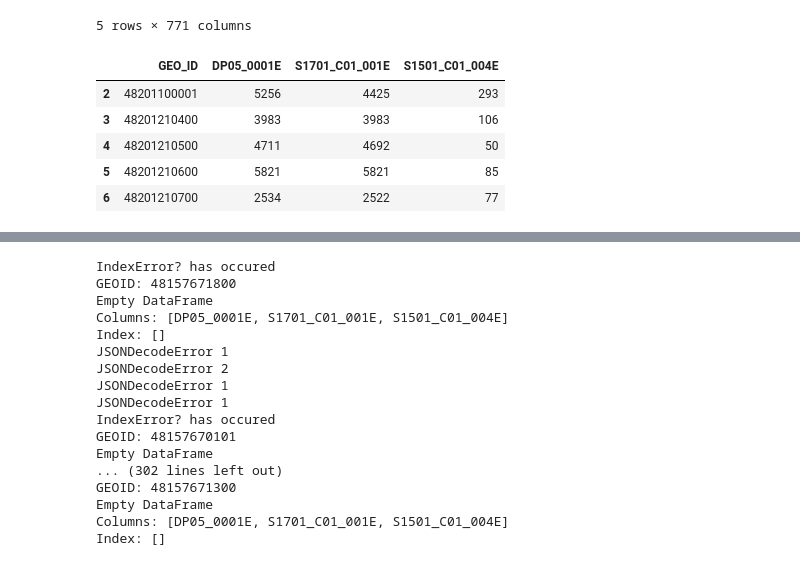
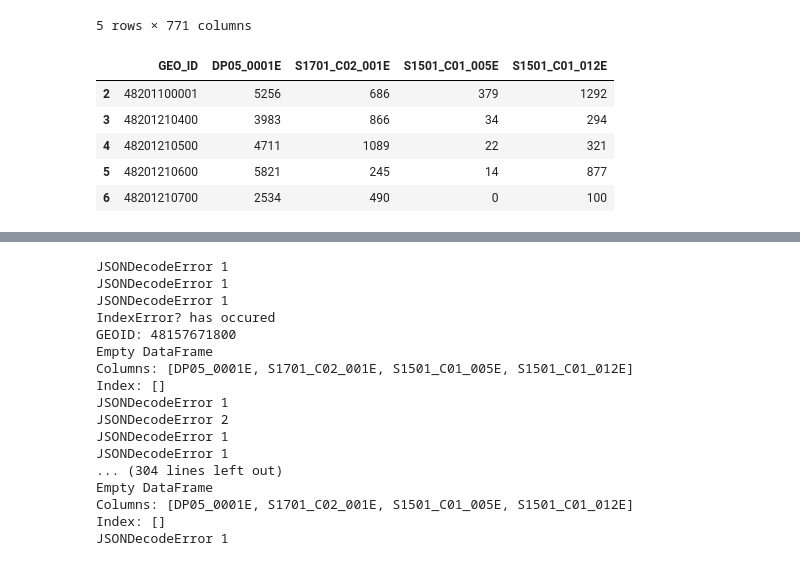
Before and after one commit to KaytchJam/Group5_Cov_Wastewater, a Jupyter notebook: src/data_cleaning.ipynb, the cells around one changed output, grey strips where cells are left out. Drawn from its saved outputs; the diff is of its cells as text; code cells hidden in the pictures.

```diff
--- a/src/data_cleaning.ipynb
+++ b/src/data_cleaning.ipynb
@@ -98,17 +98,17 @@ edu_census.head()
 | 6 | 48201210700 | Census Tract 2107; Harris County;... | 176 | 102 | 5 | 9 | 94 | ... |
 5 rows × 771 columns
 # %%
-EDUCATION_COLUMNS = ["S1501_C01_004E"]
+EDUCATION_COLUMNS = ["S1501_C01_005E", "S1501_C01_012E"]
 edu_frame = pd.DataFrame(edu_census[EDUCATION_COLUMNS], columns=EDUCATION_COLUMNS)
 coa_dataset = pd.concat([pov_appended_dataset, edu_frame], axis=1)
 coa_dataset.head()
 # %% [output]
-|  | GEO_ID | DP05_0001E | S1701_C01_001E | S1501_C01_004E |
-| 2 | 48201100001 | 5256 | 4425 | 293 |
-| 3 | 48201210400 | 3983 | 3983 | 106 |
-| 4 | 48201210500 | 4711 | 4692 | 50 |
-| 5 | 48201210600 | 5821 | 5821 | 85 |
-| 6 | 48201210700 | 2534 | 2522 | 77 |
+|  | GEO_ID | DP05_0001E | S1701_C02_001E | S1501_C01_005E | S1501_C01_012E |
+| 2 | 48201100001 | 5256 | 686 | 379 | 1292 |
+| 3 | 48201210400 | 3983 | 866 | 34 | 294 |
+| 4 | 48201210500 | 4711 | 1089 | 22 | 321 |
+| 5 | 48201210600 | 5821 | 245 | 14 | 877 |
+| 6 | 48201210700 | 2534 | 490 | 0 | 100 |
 # %%
 # Getting our zipcode & wastewater data
 wastewater_data = pd.read_csv("../datasets/UGS_Houston_Wastewater_Data.csv")
@@ -169,7 +169,7 @@ def get_query_string(input_zipcode, type):
 
     return REQUEST_PATHS[index] + str(input_zipcode)
 
-def attempt_request(HTTPS_CONN, qs, total_attempts = 1):
+def attempt_json_request(HTTPS_CONN, qs, total_attempts = 1):
     attempts = 0
     success = False
     payload = {}
@@ -178,9 +178,7 @@ def attempt_request(HTTPS_CONN, qs, total_attempts = 1):
             HTTPS_CONN.request("GET", qs, payload, HEADER)
             response = HTTPS_CONN.getresponse()
             response_decode = response.read().decode("utf-8")
-            response_json = json.loads(response_decode)
-            json_results = response_json["data"]["results"]
-            return json_results
+            return json.loads(response_decode)
         except (json.decoder.JSONDecodeError):
             print(f"JSONDecodeError {attempts + 1}")
             attempts += 1
@@ -193,7 +191,8 @@ def get_zip_json(HTTPS_CONN, zip):
     # Making the request and extracting the json
     qs = get_query_string(zip, type="ztot")
     # print(qs)
-    return attempt_request(HTTPS_CONN, qs, 5)
+    j_resp = attempt_json_request(HTTPS_CONN, qs, 5)
+    return j_resp["data"]["results"]
 
 # Extract data from the relevant columns from the geoids that map with the zipcode
 def make_zip_row(zip_json, geoid_df, columns_to_extract):
@@ -221,18 +220,10 @@ def make_zip_columns(zip_series, geoid_df, columns_to_extract):
 
     CONN = http.client.HTTPSConnection(BASE_URL_DOMAIN)
     out_columns = [] * len(zip_series)
-
-    for count, zip in enumerate(zip_series):
-        # print(count)
+    for zip in zip_series:
         zip_json = get_zip_json(CONN, zip)
         out = make_zip_row(zip_json, geoid_df, columns_to_extract)
         out_columns.append(out)
-
-    # Make the request and retrieve the json file
-    # Iterate through the 'results' section and get each geoid
-    # Use our geoid_dif and locate that geoid's row
-    # extract the necessary information from that row and partition it based on the residential ratio
-
     CONN.close()
     return out_columns
 
@@ -241,23 +232,23 @@ new_zip_columns = make_zip_columns(ww_data["Zipcode"], coa_dataset, GEO_ID_COLUM
 new_zip_cols_df = pd.DataFrame(new_zip_columns, columns=GEO_ID_COLUMNS_TO_EXTRACT)
 zip_complete = pd.concat([ww_data, new_zip_cols_df], axis=1)
 # %% [output]
+JSONDecodeError 1
+JSONDecodeError 1
+JSONDecodeError 1
 IndexError? has occured
 GEOID: 48157671800
 Empty DataFrame
-Columns: [DP05_0001E, S1701_C01_001E, S1501_C01_004E]
+Columns: [DP05_0001E, S1701_C02_001E, S1501_C01_005E, S1501_C01_012E]
 Index: []
 JSONDecodeError 1
 JSONDecodeError 2
 JSONDecodeError 1
 JSONDecodeError 1
-IndexError? has occured
-GEOID: 48157670101
+... (304 lines left out)
 Empty DataFrame
-... (302 lines left out)
-GEOID: 48157671300
-Empty DataFrame
-Columns: [DP05_0001E, S1701_C01_001E, S1501_C01_004E]
+Columns: [DP05_0001E, S1701_C02_001E, S1501_C01_005E, S1501_C01_012E]
 Index: []
+JSONDecodeError 1
 # %%
 print(zip_complete)
 zip_complete.head()
```
Also changed, not shown: parts of 5 cells of this notebook, 4 other files.
